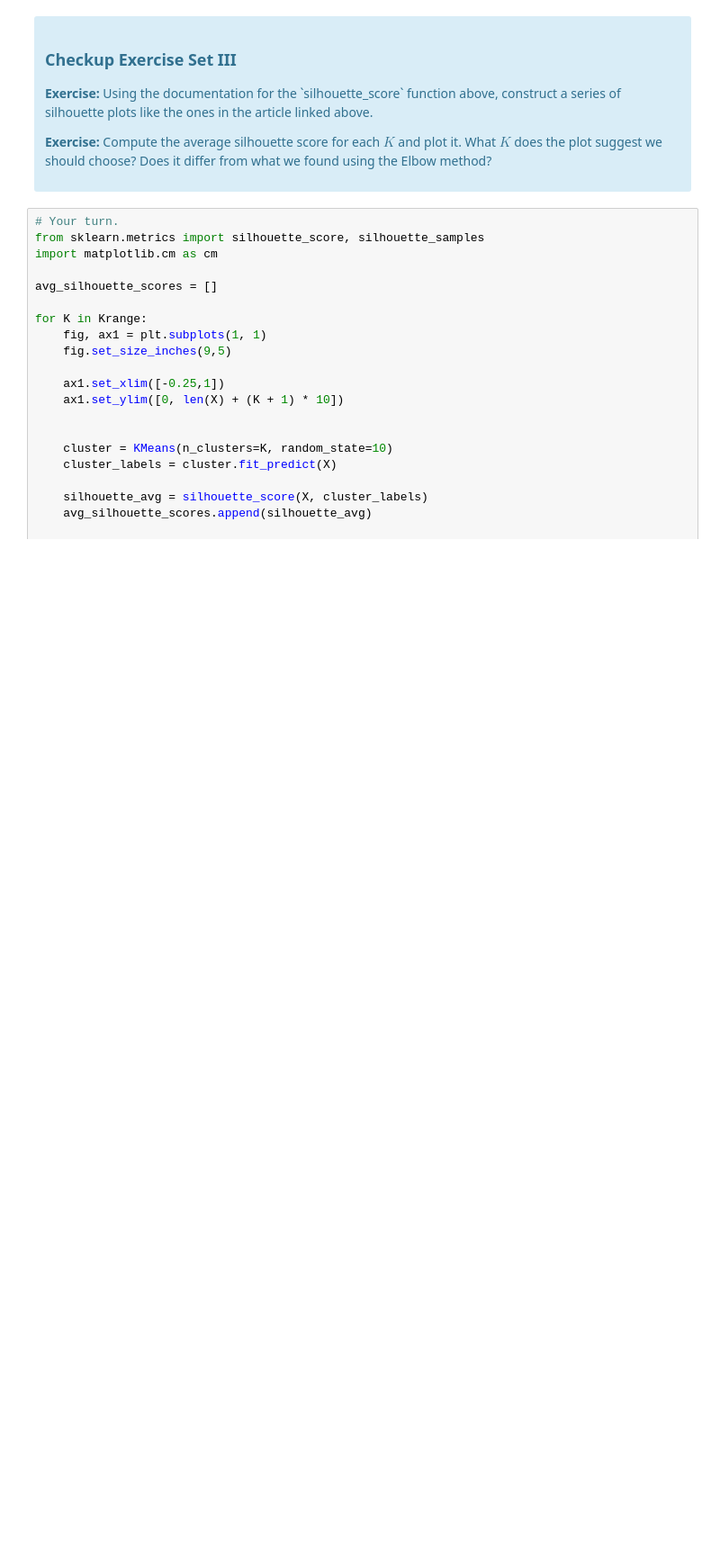
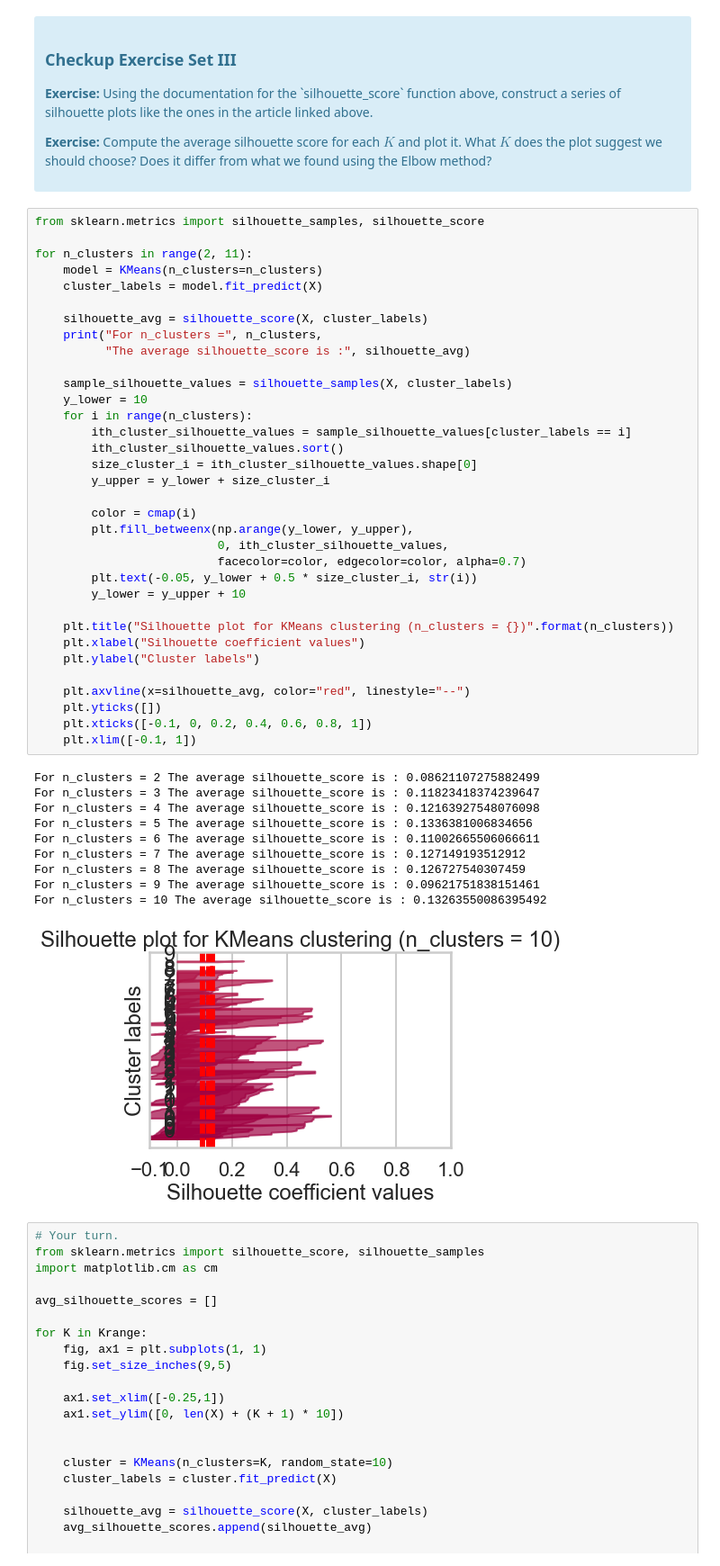
Before and after one commit to AutomationKay/Data-Science-, a Jupyter notebook: Clustering Case Study/Clustering Case Study - Customer Segmentation with K-Means - Tier 3.ipynb, the cells around one changed output. Shown at 90% size. Saved outputs shown, nothing was run; the diff lists cells and outputs as text; blank space fills up the shorter version.

```diff
--- a/Clustering Case Study/Clustering Case Study - Customer Segmentation with K-Means - Tier 3.ipynb
+++ b/Clustering Case Study/Clustering Case Study - Customer Segmentation with K-Means - Tier 3.ipynb
@@ -219,6 +219,51 @@ Source: http://www.stat.berkeley.edu/~spector/s133/Clus.html
 
 <p><b>Exercise:</b> Compute the average silhouette score for each $K$ and plot it. What $K$ does the plot suggest we should choose? Does it differ from what we found using the Elbow method?</p>
 </div>
+# %%
+from sklearn.metrics import silhouette_samples, silhouette_score
+
+for n_clusters in range(2, 11):
+    model = KMeans(n_clusters=n_clusters)
+    cluster_labels = model.fit_predict(X)
+
+    silhouette_avg = silhouette_score(X, cluster_labels)
+    print("For n_clusters =", n_clusters,
+          "The average silhouette_score is :", silhouette_avg)
+
+    sample_silhouette_values = silhouette_samples(X, cluster_labels)
+    y_lower = 10
+    for i in range(n_clusters):
+        ith_cluster_silhouette_values = sample_silhouette_values[cluster_labels == i]
+        ith_cluster_silhouette_values.sort()
+        size_cluster_i = ith_cluster_silhouette_values.shape[0]
+        y_upper = y_lower + size_cluster_i
+
+        color = cmap(i)
+        plt.fill_betweenx(np.arange(y_lower, y_upper),
+                          0, ith_cluster_silhouette_values,
+                          facecolor=color, edgecolor=color, alpha=0.7)
+        plt.text(-0.05, y_lower + 0.5 * size_cluster_i, str(i))
+        y_lower = y_upper + 10
+
+    plt.title("Silhouette plot for KMeans clustering (n_clusters = {})".format(n_clusters))
+    plt.xlabel("Silhouette coefficient values")
+    plt.ylabel("Cluster labels")
+
+    plt.axvline(x=silhouette_avg, color="red", linestyle="--")
+    plt.yticks([])
+    plt.xticks([-0.1, 0, 0.2, 0.4, 0.6, 0.8, 1])
+    plt.xlim([-0.1, 1])
+# %% [output]
+For n_clusters = 2 The average silhouette_score is : 0.08621107275882499
+For n_clusters = 3 The average silhouette_score is : 0.11823418374239647
+For n_clusters = 4 The average silhouette_score is : 0.12163927548076098
+For n_clusters = 5 The average silhouette_score is : 0.1336381006834656
+For n_clusters = 6 The average silhouette_score is : 0.11002665506066611
+For n_clusters = 7 The average silhouette_score is : 0.127149193512912
+For n_clusters = 8 The average silhouette_score is : 0.126727540307459
+For n_clusters = 9 The average silhouette_score is : 0.09621751838151461
+For n_clusters = 10 The average silhouette_score is : 0.13263550086395492
+[figure, added]
 # %%
 # Your turn.
 from sklearn.metrics import silhouette_score, silhouette_samples
```
Also changed, not shown: parts of 2 cells of this notebook, 12 other files.
